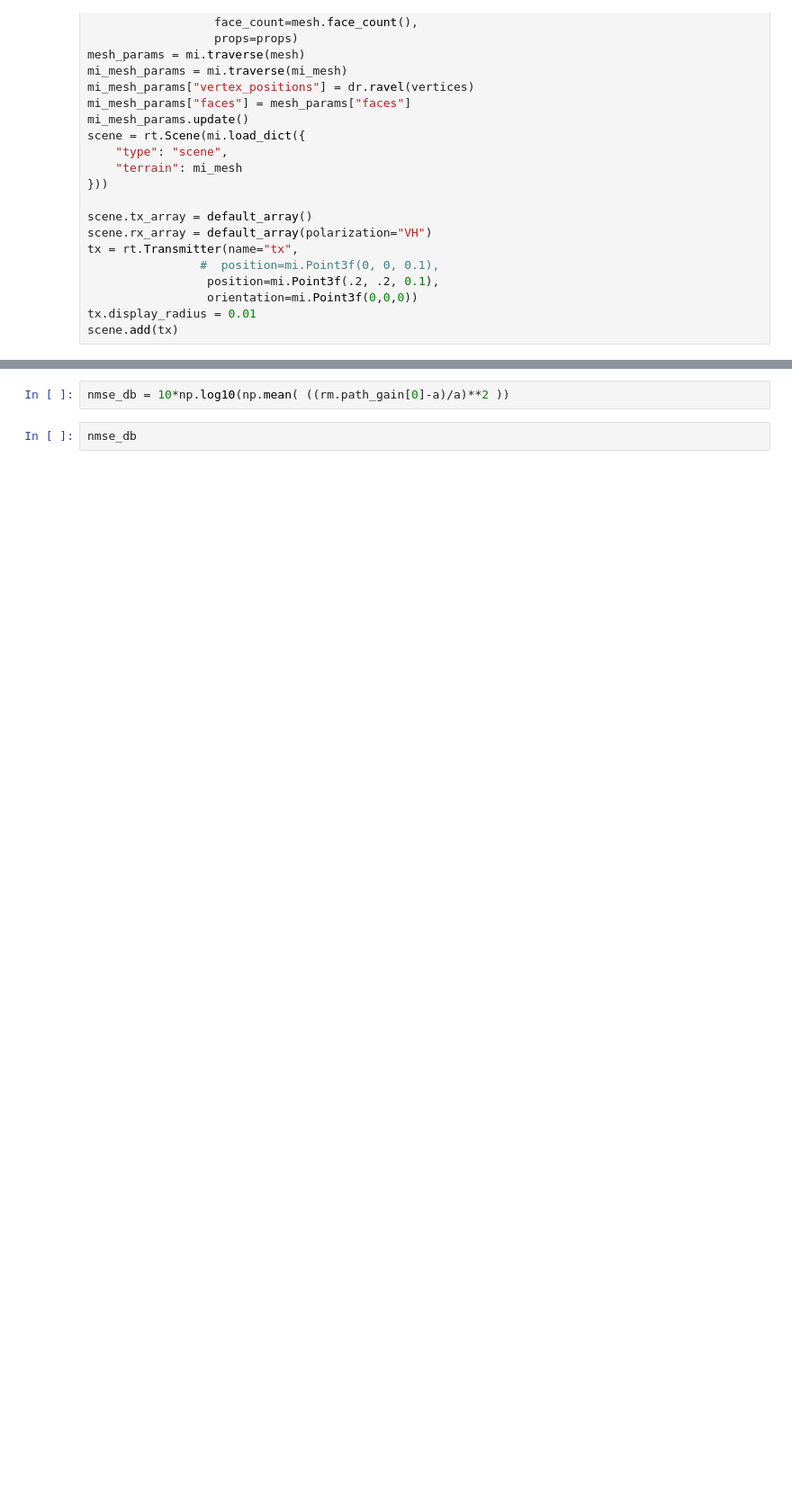
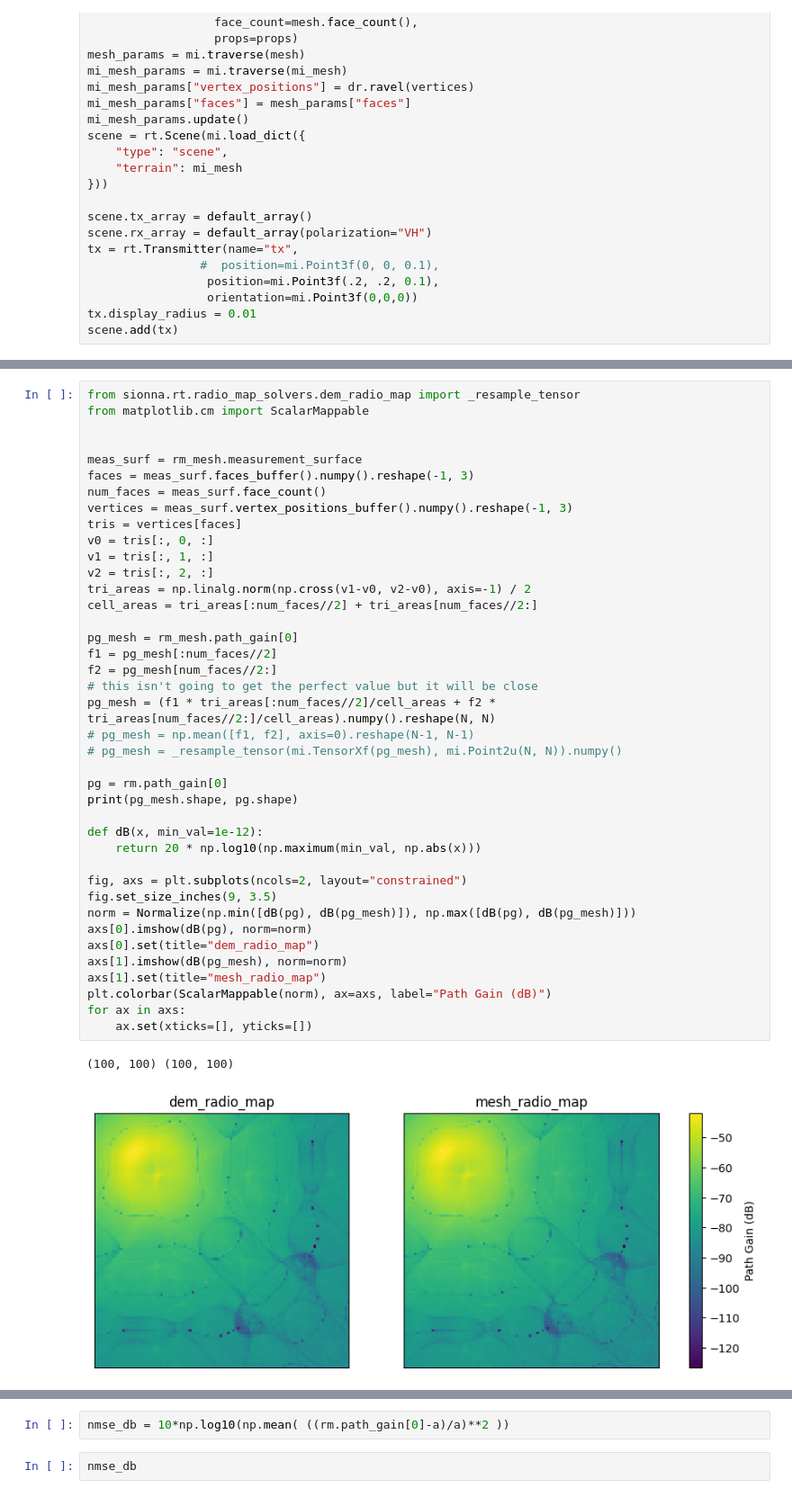
Before and after one commit to Jklein64/sionna-rt, a Jupyter notebook: debug/debug_dem.ipynb, the cells around one changed output, grey strips where cells are left out. Shown at 90% size. Cells and saved outputs as stored; diff of their text form; blank space fills up the shorter version.

```diff
--- a/debug/debug_dem.ipynb
+++ b/debug/debug_dem.ipynb
@@ -179,0 +192,43 @@ a = np.reshape(a, rm.cell_centers.numpy().shape[:2])
+# %%
+from sionna.rt.radio_map_solvers.dem_radio_map import _resample_tensor
+from matplotlib.cm import ScalarMappable
+
+
+meas_surf = rm_mesh.measurement_surface
+faces = meas_surf.faces_buffer().numpy().reshape(-1, 3)
+num_faces = meas_surf.face_count()
+vertices = meas_surf.vertex_positions_buffer().numpy().reshape(-1, 3)
+tris = vertices[faces]
+v0 = tris[:, 0, :]
+v1 = tris[:, 1, :]
+v2 = tris[:, 2, :]
+tri_areas = np.linalg.norm(np.cross(v1-v0, v2-v0), axis=-1) / 2
+cell_areas = tri_areas[:num_faces//2] + tri_areas[num_faces//2:]
+
+pg_mesh = rm_mesh.path_gain[0]
+f1 = pg_mesh[:num_faces//2]
+f2 = pg_mesh[num_faces//2:]
+# this isn't going to get the perfect value but it will be close
+pg_mesh = (f1 * tri_areas[:num_faces//2]/cell_areas + f2 * tri_areas[num_faces//2:]/cell_areas).numpy().reshape(N, N)
+# pg_mesh = np.mean([f1, f2], axis=0).reshape(N-1, N-1)
+# pg_mesh = _resample_tensor(mi.TensorXf(pg_mesh), mi.Point2u(N, N)).numpy()
+
+pg = rm.path_gain[0]
+print(pg_mesh.shape, pg.shape)
+
+def dB(x, min_val=1e-12):
+    return 20 * np.log10(np.maximum(min_val, np.abs(x)))
+
+fig, axs = plt.subplots(ncols=2, layout="constrained")
+fig.set_size_inches(9, 3.5)
+norm = Normalize(np.min([dB(pg), dB(pg_mesh)]), np.max([dB(pg), dB(pg_mesh)]))
+axs[0].imshow(dB(pg), norm=norm)
+axs[0].set(title="dem_radio_map")
+axs[1].imshow(dB(pg_mesh), norm=norm)
+axs[1].set(title="mesh_radio_map")
+plt.colorbar(ScalarMappable(norm), ax=axs, label="Path Gain (dB)")
+for ax in axs:
+    ax.set(xticks=[], yticks=[])
+# %% [output]
+(100, 100) (100, 100)
+[figure, added]
```
Also changed, not shown: parts of 16 cells of this notebook.
